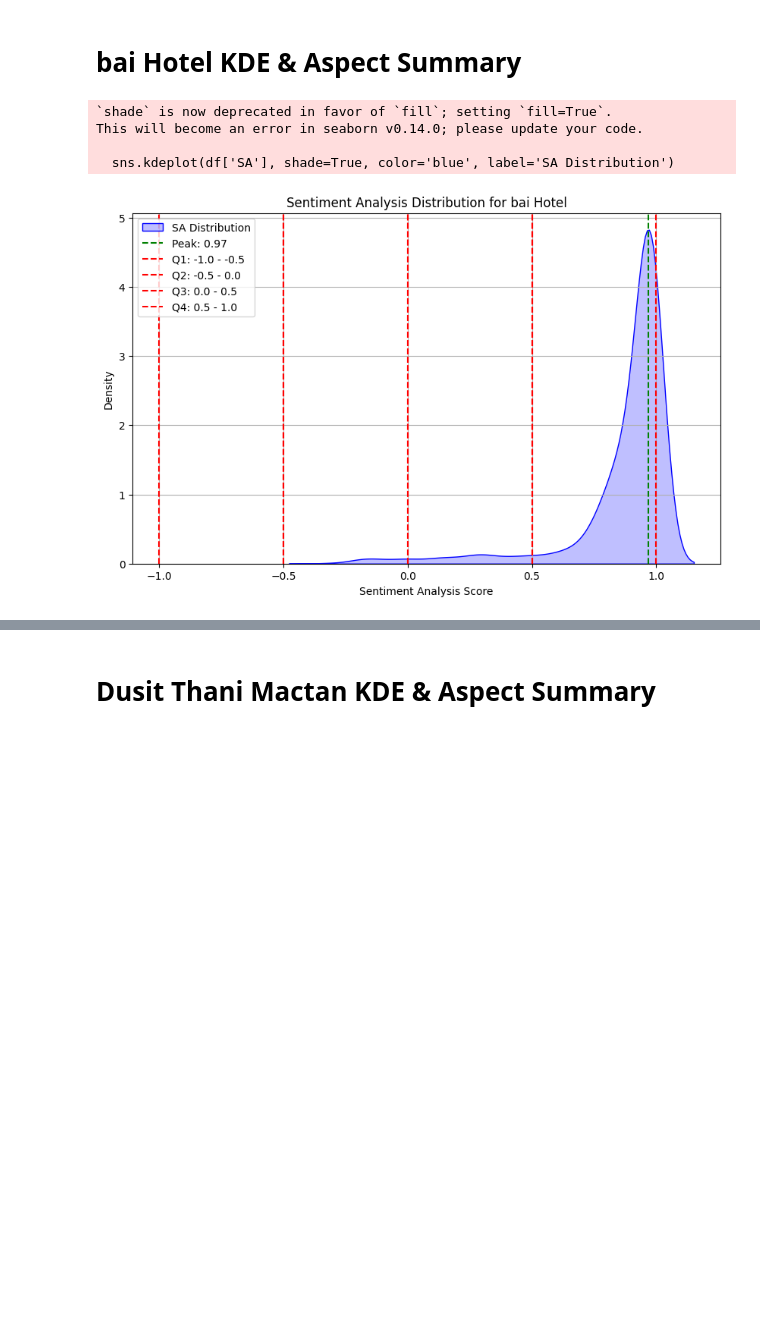
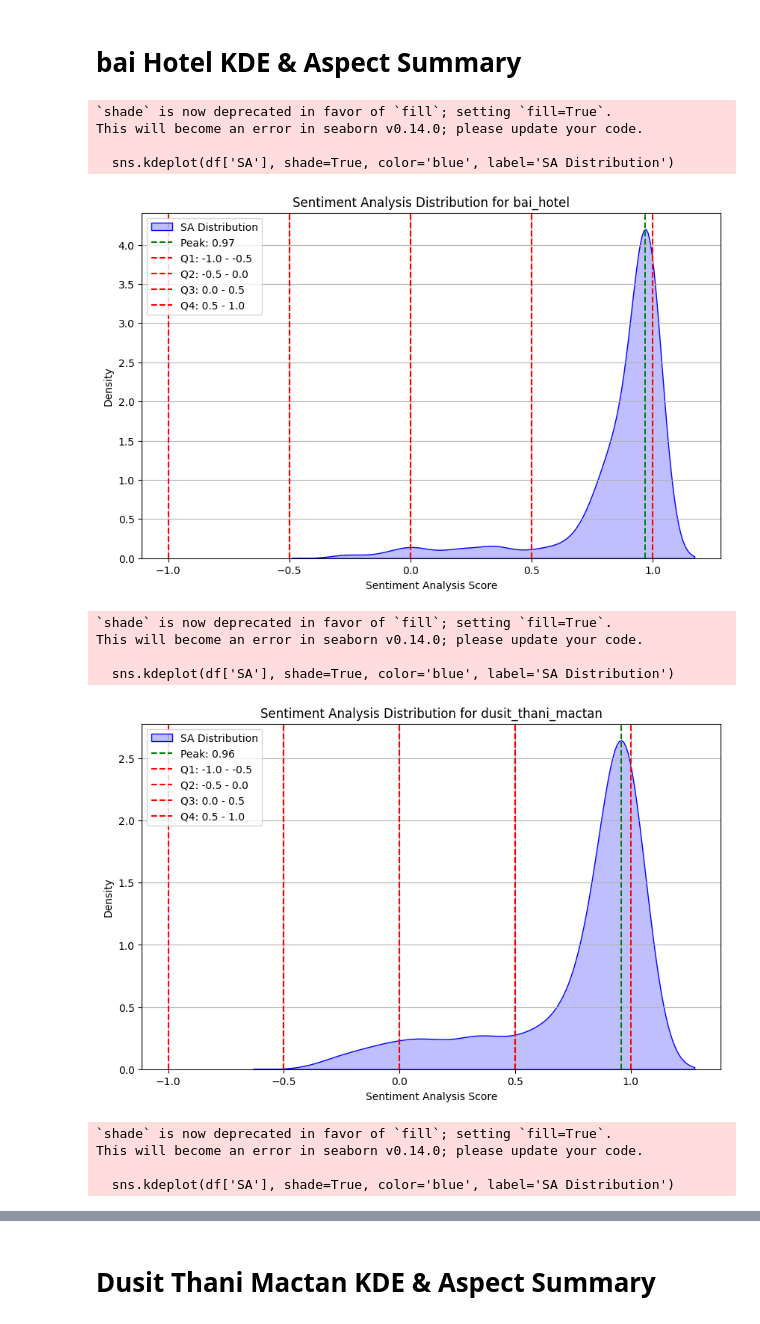
Before and after one commit to sanashii/pointview, a Jupyter notebook: sentiment analysis/statistical_model.ipynb, the cells around one changed output, grey strips where cells are left out. Saved outputs shown, nothing was run; the diff lists cells and outputs as text; code cells hidden in the pictures; blank space fills up the shorter version.

Commit message:
minor updates on stat model

```diff
--- a/sentiment analysis/statistical_model.ipynb
+++ b/sentiment analysis/statistical_model.ipynb
@@ -9,9 +10,6 @@ from scipy.stats import gaussian_kde
 # %% [markdown]
 # bai Hotel KDE & Aspect Summary
 # %%
-# Load your dataset
-bai_reviews = pd.read_csv(r'C:\Users\andyb\Desktop\Coding Files\pointview\sentiment analysis\predictions_by_hotel\bai_hotel_predictions.csv')
-
 # Function to compute the unified sentiment score from predicted probabilities
 def calculate_sentiment_score(predicted_scores):
     # Parse the predicted_scores string into a list of floats
@@ -49,36 +47,101 @@ def plot_sa_distribution(df, hotel_name):
 
     return peak_value
 
 # Function to save the results
-def save_results(hotel_name, peak_value):
+def save_results(hotel_name, peak_value, ks_stat, p_value):
     output_folder = "statistical model results"
     if not os.path.exists(output_folder):
         os.makedirs(output_folder)
 
     # Create a file path for saving the results
     output_filename = os.path.join(output_folder, f"{hotel_name}_results.txt")
 
     # Determine which quartile the peak belongs to
     quartile_ranges = {'Q1': (-1.0, -0.5), 'Q2': (-0.5, 0.0), 'Q3': (0.0, 0.5), 'Q4': (0.5, 1.0)}
     peak_quartile = None
     for label, (start, end) in quartile_ranges.items():
         if start <= peak_value <= end:
             peak_quartile = label
             break
 
     # Open the file in write mode and save the results
     with open(output_filename, "w") as file:
         file.write(f"{hotel_name} Peak Value: {peak_value}\n")
         file.write(f"{hotel_name} Peak Quartile Classification: {peak_quartile}\n")
+        file.write(f"K-S Test Statistic: {ks_stat}\n")
+        file.write(f"K-S Test P-value: {p_value}\n")
 
-# Plot KDE and peak for bai Hotel
-bai_peak_value = plot_sa_distribution(bai_reviews, 'bai Hotel')
+# Perform Kolmogorov-Smirnov Test against Uniform Distribution
+def ks_test_against_uniform(df):
+    # Normalize the sentiment scores to the range [0, 1] for comparison with a uniform distribution
+    sa_scores = df['SA']
+    min_score, max_score = sa_scores.min(), sa_scores.max()
+    normalized_scores = (sa_scores - min_score) / (max_score - min_score)
 
-# Save the results
-save_results("bai_hotel", bai_peak_value)
+    # Perform K-S test
+    ks_stat, p_value = kstest(normalized_scores, 'uniform')
+
+    # Return the K-S test statistic and p-value
+    return ks_stat, p_value
+
+# Dictionary of hotel names and their corresponding CSV file paths
+hotels = {
+    "bai_hotel": r'C:\Users\andyb\Desktop\Coding Files\pointview\sentiment analysis\predictions_by_hotel\bai_hotel_predictions.csv',
+    "dusit_thani_mactan": r'C:\Users\andyb\Desktop\Coding Files\pointview\sentiment analysis\predictions_by_hotel\dusit_thani_mactan_predictions.csv',
+    "fairfield_by_marriott_cebu": r'C:\Users\andyb\Desktop\Coding Files\pointview\sentiment analysis\predictions_by_hotel\fairfield_by_marriott_cebu_predictions.csv',
+    "jpark_island_resort_and_waterpark": r'C:\Users\andyb\Desktop\Coding Files\pointview\sentiment analysis\predictions_by_hotel\jpark_island_resort_and_waterpark_predictions.csv',
+    "seda_ayala_center_cebu": r'C:\Users\andyb\Desktop\Coding Files\pointview\sentiment analysis\predictions_by_hotel\seda_ayala_center_cebu_predictions.csv',
+    "waterfront_hotel_and_casino": r'C:\Users\andyb\Desktop\Coding Files\pointview\sentiment analysis\predictions_by_hotel\waterfront_hotel_and_casino_predictions.csv'
+}
+
+# Initialize a list to collect the results
+ks_test_results = []
+
+# Loop through each hotel, load the data, and process it
+for hotel_name, file_path in hotels.items():
+    # Load the dataset for the current hotel
+    reviews_df = pd.read_csv(file_path)
+
+    # Add a new column 'SA' for Sentiment Analysis score to the dataframe
+    reviews_df['SA'] = reviews_df['predicted_scores'].apply(calculate_sentiment_score)
+
+    # Plot KDE and find the peak sentiment analysis score
+    peak_value = plot_sa_distribution(reviews_df, hotel_name)
+
+    # Perform K-S test against uniform distribution
+    ks_stat, p_value = ks_test_against_uniform(reviews_df)
+
+    # Append the results to the list
+    ks_test_results.append({
+        'Hotel Name': hotel_name,
+        'Peak Value': peak_value,
+        'K-S Test Statistic': ks_stat,
+        'P-value': p_value
+    })
+
+    # Save the results to a text file
+    save_results(hotel_name, peak_value, ks_stat, p_value)
+
+# Convert the list of results to a pandas DataFrame
+ks_results_df = pd.DataFrame(ks_test_results)
+
+# Optionally, save the results to a CSV file
+ks_results_df.to_csv('ks_test_results.csv', index=False)
+
+# Display the results in a table format
+ks_results_df
 # %% [output]
 `shade` is now deprecated in favor of `fill`; setting `fill=True`.
 This will become an error in seaborn v0.14.0; please update your code.
 
   sns.kdeplot(df['SA'], shade=True, color='blue', label='SA Distribution')
-[figure, old version]
+[figure, new version]
+`shade` is now deprecated in favor of `fill`; setting `fill=True`.
+This will become an error in seaborn v0.14.0; please update your code.
+
+  sns.kdeplot(df['SA'], shade=True, color='blue', label='SA Distribution')
+[figure, added]
+`shade` is now deprecated in favor of `fill`; setting `fill=True`.
+This will become an error in seaborn v0.14.0; please update your code.
+
+  sns.kdeplot(df['SA'], shade=True, color='blue', label='SA Distribution')
```
Also changed, not shown: parts of 13 cells of this notebook, 7 other files.
